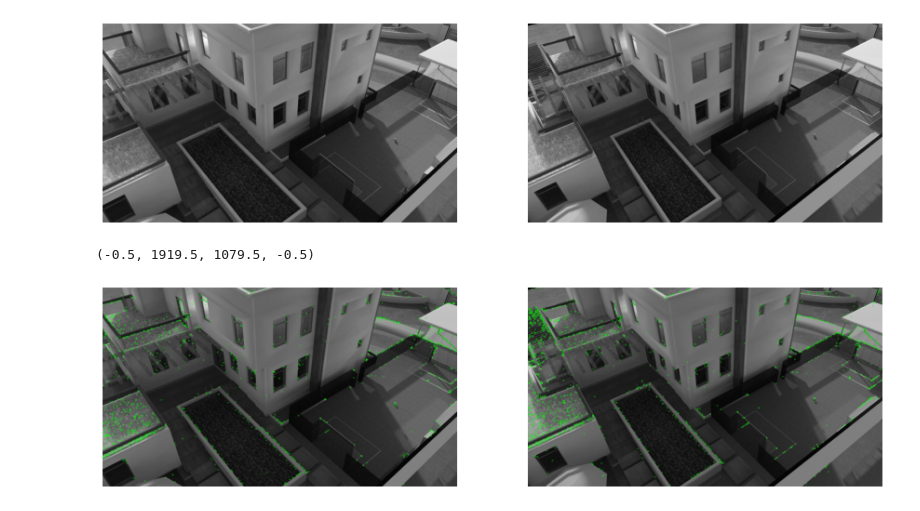
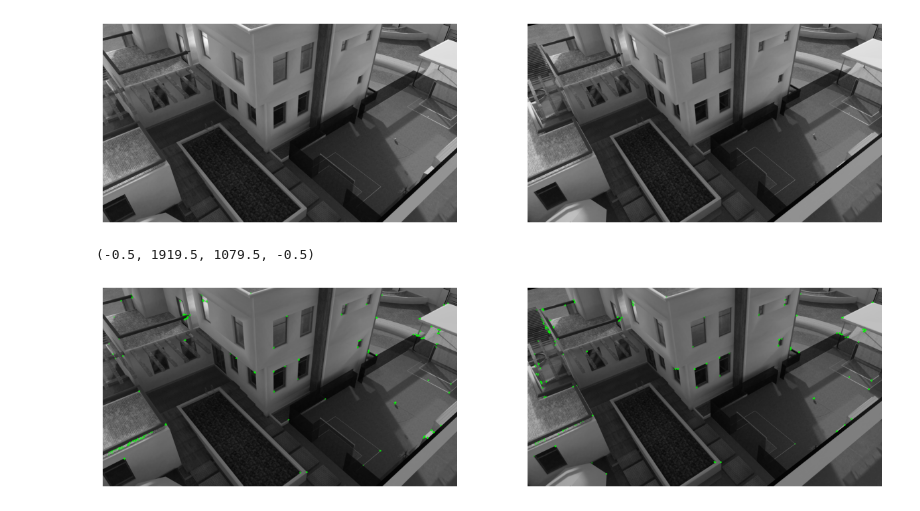
Before and after one commit to GuoYipeng279/CV, a Jupyter notebook: COMP70058 Data/cw.ipynb, the cells around one changed output. Saved outputs shown, nothing was run; the diff lists cells and outputs as text; code cells hidden in the pictures.

```diff
--- a/COMP70058 Data/cw.ipynb
+++ b/COMP70058 Data/cw.ipynb
@@ -17,26 +17,26 @@ axs[1].axis('off')
 [figure]
 # %%
 # Initiate ORB detector
-orb = cv2.SIFT_create()
+orb = cv2.ORB_create()
 
 # detect the key points and corresponding feature descriptor
 kp_1, des_1 = orb.detectAndCompute(im1, None)
 kp_2, des_2 = orb.detectAndCompute(im2, None)
 
 # draw the key points
 im1_keypoints = cv2.drawKeypoints(im1, kp_1, None, [0, 255, 0], flags=0)
 im2_keypoints = cv2.drawKeypoints(im2, kp_2, None, [0, 255, 0], flags=0)
 
 
 f, axs = plt.subplots(1,2,figsize=(15,15))
 axs[0].imshow(im1_keypoints)
 axs[0].axis('off')
 
 axs[1].imshow(im2_keypoints)
 axs[1].axis('off')
 # %% [output]
 (-0.5, 1919.5, 1079.5, -0.5)
-[figure, old version]
+[figure, new version]
 # %%
 bf = cv2.BFMatcher(cv2.NORM_HAMMING, crossCheck=True)
 matches = bf.match(des_1, des_2)
```
Also changed, not shown: parts of 6 cells of this notebook.
